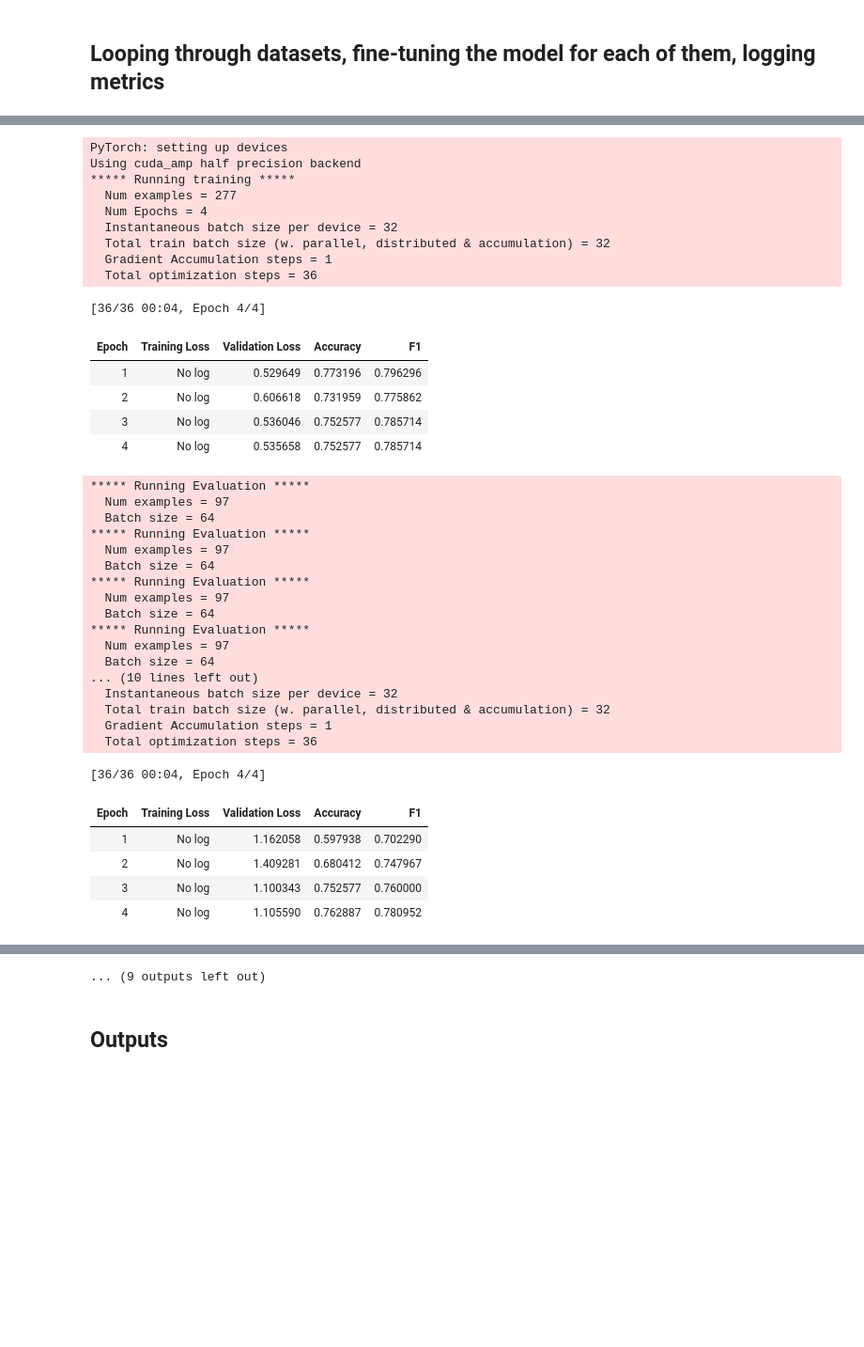
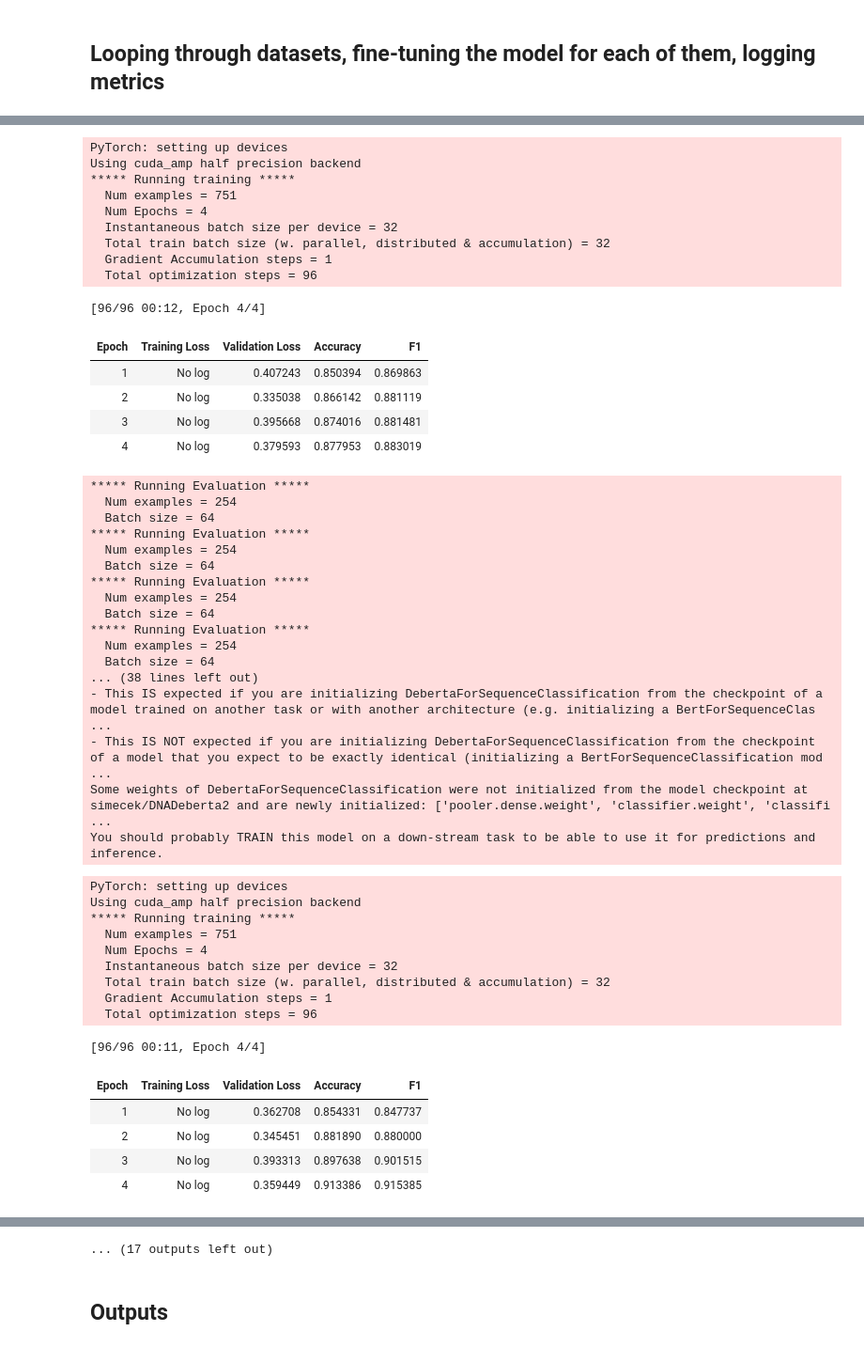
Before and after one commit to ML-Bioinfo-CEITEC/DNA-pretraining, a Jupyter notebook: experiments/genomic_benchmarks/Metrics_on_genomic_benchmarks.ipynb, the cells around one changed output, grey strips where cells are left out. Shown: that part at 94% size. Drawn from its saved outputs; the diff is of its cells as text; code cells hidden in the pictures; blank space fills up the shorter version.

Commit message:
all (non-dummy) genomic benchmarks evaluation

```diff
--- a/experiments/genomic_benchmarks/Metrics_on_genomic_benchmarks.ipynb
+++ b/experiments/genomic_benchmarks/Metrics_on_genomic_benchmarks.ipynb
@@ -14,15 +14,17 @@ DATASET_THINING = 0.01
 
 BENCHMARKS_FOLDER = '/root/.genomic_benchmarks'
 # BENCHMARKS_FOLDER = '/home/jovyan/.genomic_benchmarks/' (for INFRA HUB)
-DATASETS = [("human_nontata_promoters", 0), ('demo_human_or_worm', 0)]
-#from genomic_benchmarks.data_check import list_datasets
-#list_datasets()
+
+DATASETS = [('demo_coding_vs_intergenomic_seqs', 0),
+ ('demo_human_or_worm', 0), ('human_enhancers_cohn', 0), ('human_enhancers_ensembl', 0),
+ ('human_ensembl_regulatory', 0), ('human_nontata_promoters', 0), ('human_ocr_ensembl', 0)]
 
 BATCH_SIZE = 32
 LEARNING_RATE = 8e-5
 EPOCHS = 4
-RUNS = 3
+RUNS = 1
 
+# do not forget to attach drive
 OUTPUT_PATH = 'drive/MyDrive/genomic_benchmarks/experiment1.csv'
 # %% [markdown]
 ## Download benchmark datasets and tokenizer
@@ -30,8 +32,9 @@ OUTPUT_PATH = 'drive/MyDrive/genomic_benchmarks/experiment1.csv'
 from genomic_benchmarks.loc2seq import download_dataset
 from genomic_benchmarks.data_check.info import is_downloaded
 from pathlib import Path
+from tqdm.autonotebook import tqdm
 
-for dataset_name, dataset_version in DATASETS:
+for dataset_name, dataset_version in tqdm(DATASETS):
     if not is_downloaded(dataset_name):
         download_dataset(dataset_name, version=dataset_version)
 
@@ -72,10 +71,15 @@ from random import random
 from transformers import AutoModelForSequenceClassification
 from transformers import TrainingArguments, Trainer
 from datasets import Dataset, DatasetDict, load_metric
-from tqdm.autonotebook import tqdm
 
-def compute_metrics(eval_preds):
+def compute_metrics_binary(eval_preds):
     metric = load_metric("glue", "mrpc")
+    logits, labels = eval_preds
+    predictions = np.argmax(logits, axis=-1)
+    return metric.compute(predictions=predictions, references=labels)
+
+def compute_metrics_multi(eval_preds):
+    metric = load_metric("accuracy")
     logits, labels = eval_preds
     predictions = np.argmax(logits, axis=-1)
     return metric.compute(predictions=predictions, references=labels)
@@ -111,6 +115,8 @@ for dataset_name, dataset_version in tqdm(DATASETS):
         'test':  tok_ds.filter(lambda x: x["dset"] == "test").remove_columns('dset')
     })
 
+    compute_metrics = compute_metrics_binary if len(labels) == 2 else compute_metrics_multi
+
     for _ in range(RUNS):
 
         args = TrainingArguments('outputs', learning_rate=LEARNING_RATE, warmup_ratio=0.1, lr_scheduler_type='cosine', fp16=True,
@@ -122,63 +128,72 @@ for dataset_name, dataset_version in tqdm(DATASETS):
         trainer.train()
 
         max_accuracy = max([x['eval_accuracy'] for x in trainer.state.log_history if 'eval_accuracy' in x])
-        max_f1 = max([x['eval_f1'] for x in trainer.state.log_history if 'eval_f1' in x])
+        max_f1 = max([x['eval_f1'] for x in trainer.state.log_history if 'eval_f1' in x]) if len(labels) == 2 else np.nan
         train_runtime = max([x['train_runtime'] for x in trainer.state.log_history if 'train_runtime' in x])
 
         outputs.append((dataset_name, max_accuracy, max_f1, train_runtime))
 # %% [output]
 loading configuration file https://huggingface.co/simecek/DNADeberta2/resolve/main/config.json from cache at /root/.cache/huggingface/transformers/eaa84554db67bd0bd1237534157006a6e5a26745104c342ca1a81 ...
 Model config DebertaConfig {
   "_name_or_path": "simecek/DNADeberta2",
   "architectures": [
     "DebertaForMaskedLM"
   ],
   "attention_probs_dropout_prob": 0.1,
   "hidden_act": "gelu",
   "hidden_dropout_prob": 0.1,
   "hidden_size": 768,
   "initializer_range": 0.02,
   "intermediate_size": 3072,
 ... (21 lines left out)
 - This IS expected if you are initializing DebertaForSequenceClassification from the checkpoint of a model trained on another task or with another architecture (e.g. initializing a BertForSequenceClas ...
 - This IS NOT expected if you are initializing DebertaForSequenceClassification from the checkpoint of a model that you expect to be exactly identical (initializing a BertForSequenceClassification mod ...
 Some weights of DebertaForSequenceClassification were not initialized from the model checkpoint at simecek/DNADeberta2 and are newly initialized: ['pooler.dense.weight', 'classifier.weight', 'classifi ...
 You should probably TRAIN this model on a down-stream task to be able to use it for predictions and inference.
 PyTorch: setting up devices
 Using cuda_amp half precision backend
 ***** Running training *****
-  Num examples = 277
+  Num examples = 751
   Num Epochs = 4
   Instantaneous batch size per device = 32
   Total train batch size (w. parallel, distributed & accumulation) = 32
   Gradient Accumulation steps = 1
-  Total optimization steps = 36
+  Total optimization steps = 96
-[36/36 00:04, Epoch 4/4]
+[96/96 00:12, Epoch 4/4]
 | Epoch | Training Loss | Validation Loss | Accuracy | F1 |
-| 1 | No log | 0.529649 | 0.773196 | 0.796296 |
-| 2 | No log | 0.606618 | 0.731959 | 0.775862 |
-| 3 | No log | 0.536046 | 0.752577 | 0.785714 |
-| 4 | No log | 0.535658 | 0.752577 | 0.785714 |
+| 1 | No log | 0.407243 | 0.850394 | 0.869863 |
+| 2 | No log | 0.335038 | 0.866142 | 0.881119 |
+| 3 | No log | 0.395668 | 0.874016 | 0.881481 |
+| 4 | No log | 0.379593 | 0.877953 | 0.883019 |
 ***** Running Evaluation *****
-  Num examples = 97
+  Num examples = 254
   Batch size = 64
 ***** Running Evaluation *****
-  Num examples = 97
+  Num examples = 254
   Batch size = 64
 ***** Running Evaluation *****
-  Num examples = 97
+  Num examples = 254
   Batch size = 64
 ***** Running Evaluation *****
-  Num examples = 97
+  Num examples = 254
   Batch size = 64
-... (10 lines left out)
-  Instantaneous batch size per device = 32
-  Total train batch size (w. parallel, distributed & accumulation) = 32
-  Gradient Accumulation steps = 1
-  Total optimization steps = 36
+... (38 lines left out)
+- This IS expected if you are initializing DebertaForSequenceClassification from the checkpoint of a model trained on another task or with another architecture (e.g. initializing a BertForSequenceClas ...
+- This IS NOT expected if you are initializing DebertaForSequenceClassification from the checkpoint of a model that you expect to be exactly identical (initializing a BertForSequenceClassification mod ...
+Some weights of DebertaForSequenceClassification were not initialized from the model checkpoint at simecek/DNADeberta2 and are newly initialized: ['pooler.dense.weight', 'classifier.weight', 'classifi ...
+You should probably TRAIN this model on a down-stream task to be able to use it for predictions and inference.
-[36/36 00:04, Epoch 4/4]
+PyTorch: setting up devices
+Using cuda_amp half precision backend
+***** Running training *****
+  Num examples = 751
+  Num Epochs = 4
+  Instantaneous batch size per device = 32
+  Total train batch size (w. parallel, distributed & accumulation) = 32
+  Gradient Accumulation steps = 1
+  Total optimization steps = 96
+[96/96 00:11, Epoch 4/4]
 | Epoch | Training Loss | Validation Loss | Accuracy | F1 |
-| 1 | No log | 1.162058 | 0.597938 | 0.702290 |
-| 2 | No log | 1.409281 | 0.680412 | 0.747967 |
-| 3 | No log | 1.100343 | 0.752577 | 0.760000 |
-| 4 | No log | 1.105590 | 0.762887 | 0.780952 |
+| 1 | No log | 0.362708 | 0.854331 | 0.847737 |
+| 2 | No log | 0.345451 | 0.881890 | 0.880000 |
+| 3 | No log | 0.393313 | 0.897638 | 0.901515 |
+| 4 | No log | 0.359449 | 0.913386 | 0.915385 |
@@ -234,4 +232,4 @@ Using cuda_amp half precision backend
-... (9 outputs left out)
+... (17 outputs left out)
 # %% [markdown]
 ## Outputs
 # %%
```
Also changed, not shown: parts of 6 cells of this notebook.
